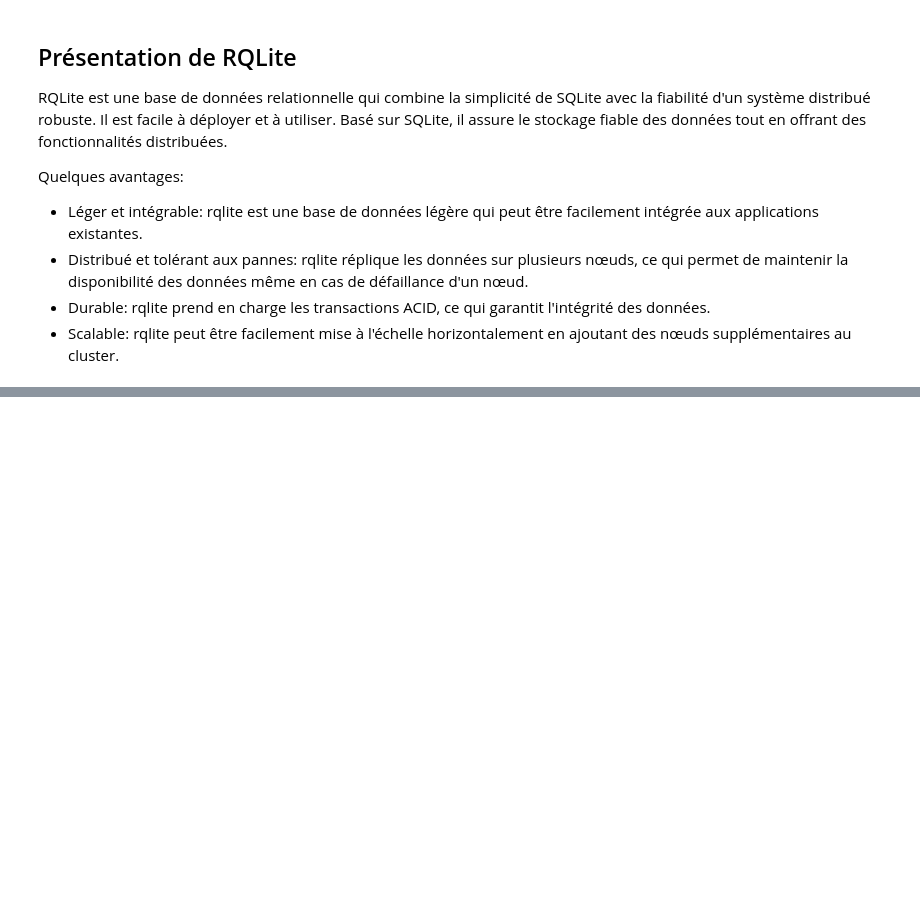
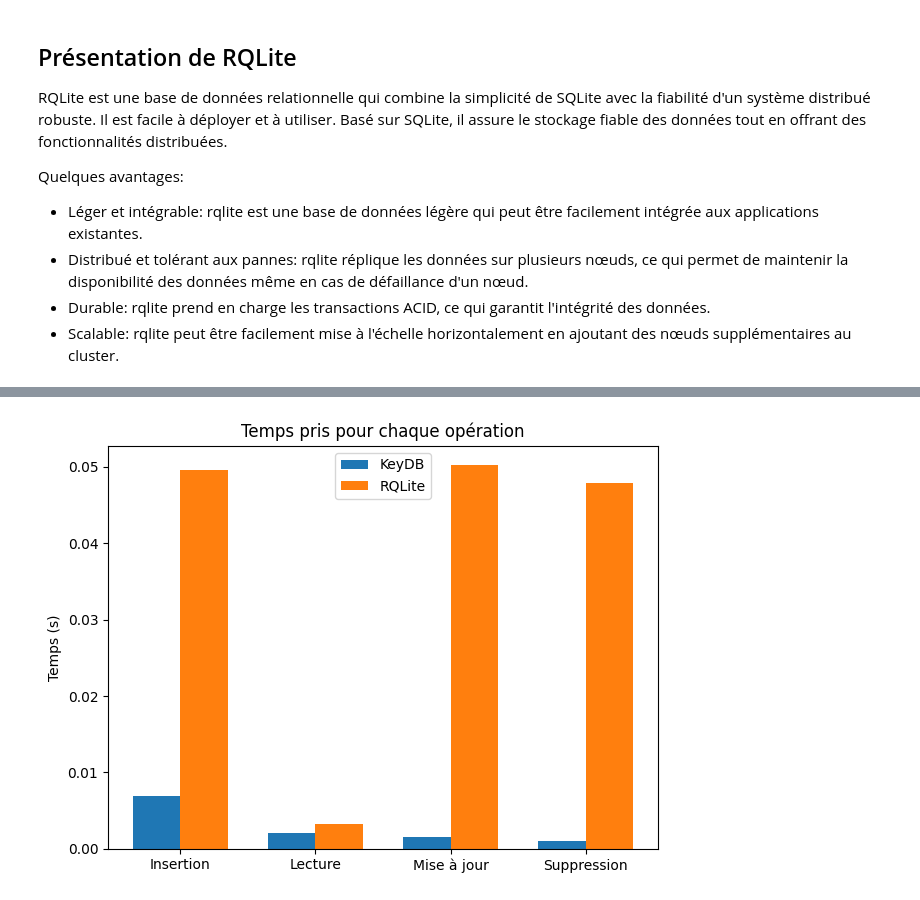
Before and after one commit to SchawnnDev/db-perf, a Jupyter notebook: rapport.ipynb, the cells around one changed output, grey strips where cells are left out. Saved outputs shown, nothing was run; the diff lists cells and outputs as text; code cells hidden in the pictures; blank space fills up the shorter version.

Commit message:
added rqlite part

```diff
--- a/rapport.ipynb
+++ b/rapport.ipynb
@@ -304,0 +467,10 @@ Quelques avantages:
+# %%
+start_time = time.time()
+with connection.cursor() as cursor:
+    sql = "SELECT * FROM `test_table` WHERE `id`=:name"
+    cursor.execute(sql, {'name': first_id_old})
+    result = cursor.fetchone()
+end_time = time.time()
+rqlite_read_time = end_time - start_time
+print("read time:", str(datetime.timedelta(seconds=rqlite_read_time)))
+print(result)
@@ -304,0 +504,7 @@ Quelques avantages:
+# %%
+start_time = time.time()
+with connection.cursor() as cursor:
+    cursor.execute("DELETE FROM test_table WHERE id=?", (first_id_old,))
+end_time = time.time()
+rqlite_delete_time = end_time - start_time
+print("deletion time:", str(datetime.timedelta(seconds=rqlite_delete_time)))
@@ -304,0 +615,27 @@ Quelques avantages:
+# %%
+import matplotlib.pyplot as plt
+
+# Data
+labels = ['Insertion', 'Lecture', 'Mise à jour', 'Suppression']
+keydb_times = [time_taken_insertion, time_taken_read, time_taken_update, time_taken_deletion]
+rqlite_times = [rqlite_insert_time, rqlite_read_time, rqlite_update_time, rqlite_delete_time]
+
+# Plot
+fig, ax = plt.subplots()
+bar_width = 0.35
+x = np.arange(len(labels))
+rects1 = ax.bar(x - bar_width/2, keydb_times, bar_width, label='KeyDB')
+
+rects2 = ax.bar(x + bar_width/2, rqlite_times, bar_width, label='RQLite')
+
+ax.set_ylabel('Temps (s)')
+ax.set_title('Temps pris pour chaque opération')
+ax.set_xticks(x)
+ax.set_xticklabels(labels)
+ax.legend()
+
+fig.tight_layout()
+
+plt.show()
+# %% [output]
+[figure, added]
```
Also changed, not shown: parts of 44 cells of this notebook.
